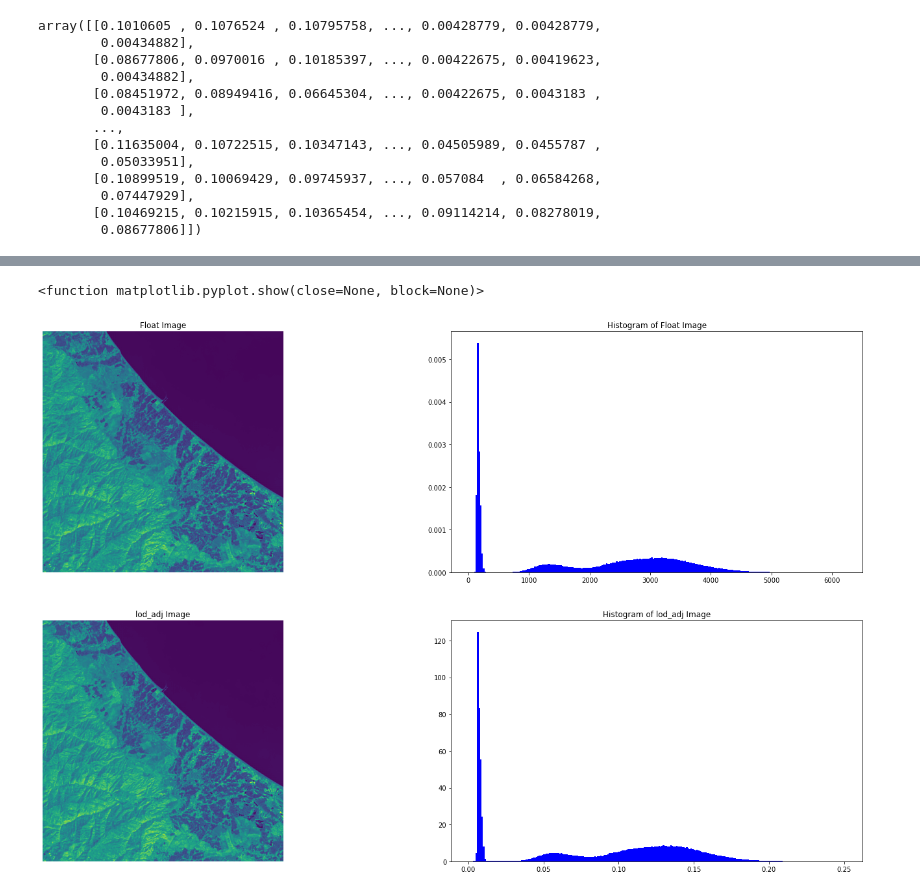
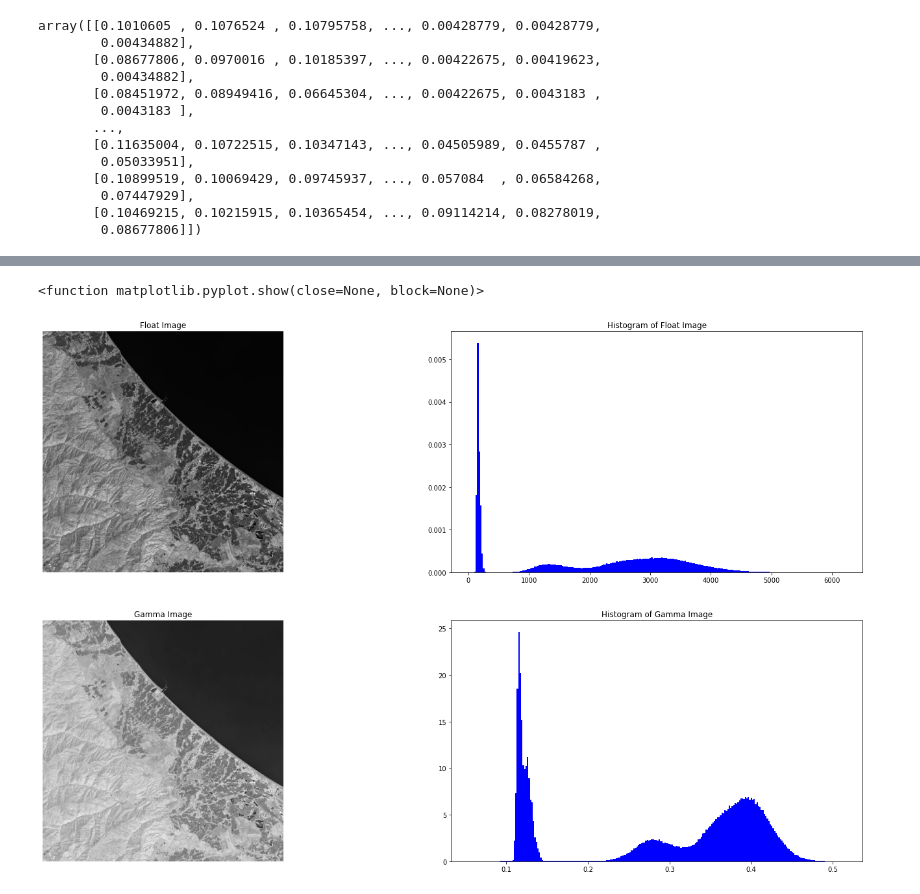
Before and after one commit to MohammadMahdiOmid/Virtual-Irrigation, a Jupyter notebook: image_inhancement/histograms.ipynb, the cells around one changed output, grey strips where cells are left out. Saved outputs shown, nothing was run; the diff lists cells and outputs as text; code cells hidden in the pictures.

```diff
--- a/image_inhancement/histograms.ipynb
+++ b/image_inhancement/histograms.ipynb
@@ -91,23 +64,0 @@ lod_adj = exposure.adjust_log(float_image , gain=1 , inv=False )
-# %%
-#demonstrate
-#To indicate Float image
-fig , ax = plt.subplots(nrows=2 , ncols=2 ,figsize=(25,15))
-ax[0,0].imshow(float_image)
-ax[0,0].set_title('Float Image')
-ax[0,0].axis('off')
-ax[0,1].hist(real_image.ravel(), bins=256, density=True , histtype='bar',color='blue')
-ax[0,1].ticklabel_format(style='plain')
-ax[0,1].set_title('Histogram of Float Image')
-
-#To indicate gamma image
-ax[1,0].imshow(lod_adj)
-ax[1,0].set_title('lod_adj Image')
-ax[1,0].axis('off')
-ax[1,1].hist(lod_adj.ravel(), bins=256, density=True , histtype='bar',color='blue')
-ax[1,1].ticklabel_format(style='plain')
-ax[1,1].set_title('Histogram of lod_adj Image')
-plt.savefig("C:/Users/Lenovo/PycharmProjects/Virtual-Irrigation/image_inhancement/images/gamma.png")
-plt.show
-# %% [output]
-<function matplotlib.pyplot.show(close=None, block=None)>
-[figure, removed]
@@ -115,0 +65,23 @@ plt.show
+# %%
+#demonstrate
+#To indicate Float image
+fig , ax = plt.subplots(nrows=2 , ncols=2 ,figsize=(25,15))
+ax[0,0].imshow(float_image , cmap = 'gray')
+ax[0,0].set_title('Float Image')
+ax[0,0].axis('off')
+ax[0,1].hist(real_image.ravel(), bins=256, density=True , histtype='bar',color='blue')
+ax[0,1].ticklabel_format(style='plain')
+ax[0,1].set_title('Histogram of Float Image')
+
+#To indicate gamma image
+ax[1,0].imshow(gamma_correction , cmap = 'gray')
+ax[1,0].set_title('Gamma Image')
+ax[1,0].axis('off')
+ax[1,1].hist(gamma_correction.ravel(), bins=256, density=True , histtype='bar',color='blue')
+ax[1,1].ticklabel_format(style='plain')
+ax[1,1].set_title('Histogram of Gamma Image')
+plt.savefig("C:/Users/Lenovo/PycharmProjects/Virtual-Irrigation/image_inhancement/images/gamma.png")
+plt.show
+# %% [output]
+<function matplotlib.pyplot.show(close=None, block=None)>
+[figure, added]
```
Also changed, not shown: parts of 12 cells of this notebook, 6 other files.
